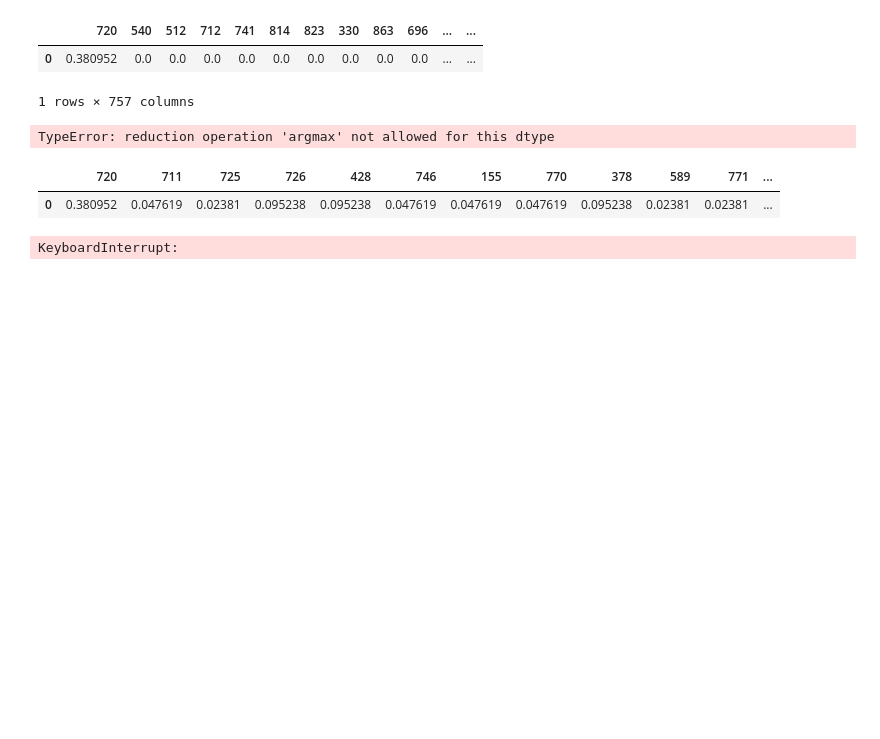
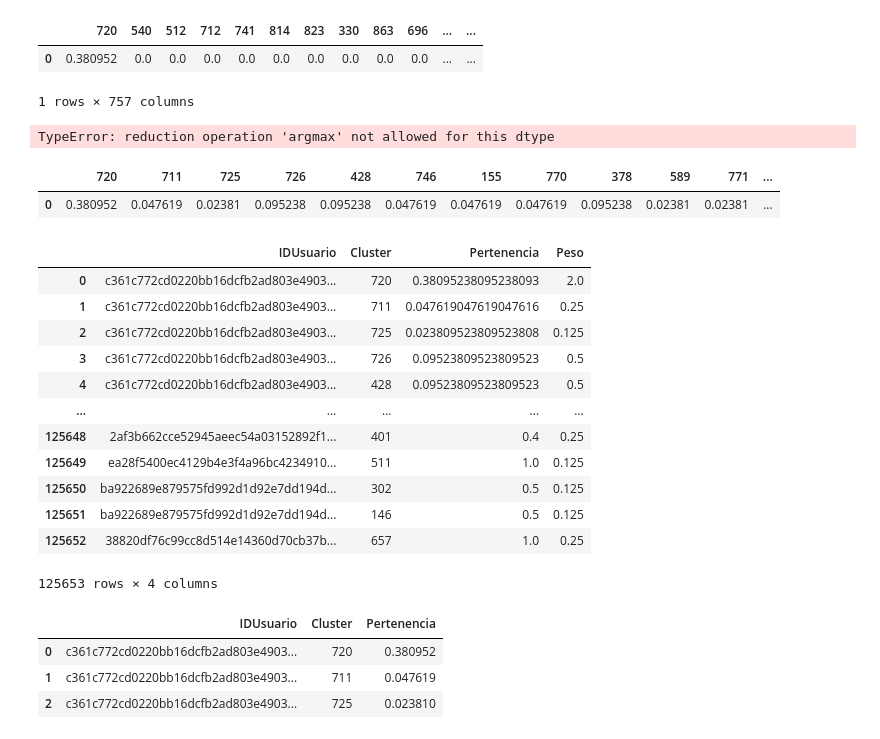
Before and after one commit to Johan-Ortegon-1/uaque, a Jupyter notebook: V2_Clustering_+_Recomendations/Untitled.ipynb, the cells around one changed output. Saved outputs shown, nothing was run; the diff lists cells and outputs as text; code cells hidden in the pictures; blank space fills up the shorter version.

Commit message:
recomendacion por cluster

```diff
--- a/V2_Clustering_+_Recomendations/Untitled.ipynb
+++ b/V2_Clustering_+_Recomendations/Untitled.ipynb
@@ -52,3 +52,8 @@ for usuario in ids:
 0 rows × 756 columns
 # %%
 pesos_usuarios.to_json(r'C:\Users\johan\Desktop\GitKraken\DataOutOfGit\Limpieza\pesos_usuario_x_dewey.json')
+# %%
+pesos_usuarios = pd.read_json('https://www.dropbox.com/s/cx0lvgwla4ujvpe/pesos_usuario_x_dewey.json?dl=1')
+# %%
+pesos_usuarios['IDUsuario'] = df.IDUsuario.unique()
+pesos_usuarios.head(3)
@@ -55,6 +66,8 @@ pesos_usuarios.to_json(r'C:\Users\johan\Desktop\GitKraken\DataOutOfGit\Limpieza\
 # %%
-sumatoria = pesos_usuarios.sum(axis=1)
-pesos_norm = pesos_usuarios.div(sumatoria, axis=0).fillna(0)
+copia = pesos_usuarios.copy()
+copia = copia.drop(labels = ["IDUsuario"], axis = 1)
+sumatoria = copia.sum(axis=1)
+pesos_norm = copia.div(sumatoria, axis=0).fillna(0)
 # %%
 print(type(pesos_norm))
 # %% [output]
@@ -99,18 +112,31 @@ display(eliminar_cero('c361c772cd0220bb16dcfb2ad803e4903334ab94'))
 # %%
 def clustering(df_pesos, treshold):
     i = 0
-    resultados = pd.DataFrame(columns = ['IDUsuario', 'Cluster', 'Pertenencia'])
+    resultados = pd.DataFrame(columns = ['IDUsuario', 'Cluster', 'Pertenencia','Peso'])
     for usuario in df_pesos.IDUsuario.unique():
         usuario_limpio = eliminar_cero(usuario)
         usuario_limpio = usuario_limpio.drop(labels = 'IDUsuario', axis = 1)
         for column in usuario_limpio:
             if usuario_limpio.iloc[0][column] >= treshold:
-                resultados.loc[i] = np.array([usuario, column, usuario_limpio.iloc[0][column]])
+                peso = pesos_usuarios.loc[pesos_usuarios.IDUsuario == usuario][column]
+                #print(peso.values[0])
+                resultados.loc[i] = np.array([usuario, column, usuario_limpio.iloc[0][column],peso.values[0]])
                 i = i + 1
     return resultados
 # %%
 pesos_clustering = clustering(pesos_norm_id, 0)
-display(pesos_clustering)
 # %% [output]
+|  | IDUsuario | Cluster | Pertenencia | Peso |
+| 0 | c361c772cd0220bb16dcfb2ad803e4903... | 720 | 0.38095238095238093 | 2.0 |
+| 1 | c361c772cd0220bb16dcfb2ad803e4903... | 711 | 0.047619047619047616 | 0.25 |
+| 2 | c361c772cd0220bb16dcfb2ad803e4903... | 725 | 0.023809523809523808 | 0.125 |
+| 3 | c361c772cd0220bb16dcfb2ad803e4903... | 726 | 0.09523809523809523 | 0.5 |
+| 4 | c361c772cd0220bb16dcfb2ad803e4903... | 428 | 0.09523809523809523 | 0.5 |
+| ... | ... | ... | ... | ... |
+| 125648 | 2af3b662cce52945aeec54a03152892f1... | 401 | 0.4 | 0.25 |
+| 125649 | ea28f5400ec4129b4e3f4a96bc4234910... | 511 | 1.0 | 0.125 |
+| 125650 | ba922689e879575fd992d1d92e7dd194d... | 302 | 0.5 | 0.125 |
+| 125651 | ba922689e879575fd992d1d92e7dd194d... | 146 | 0.5 | 0.125 |
+| 125652 | 38820df76c99cc8d514e14360d70cb37b... | 657 | 1.0 | 0.25 |
-KeyboardInterrupt:
+125653 rows × 4 columns
 # %%
@@ -117,0 +146,7 @@ pesos_clustering.to_json(r'C:\Users\johan\Desktop\GitKraken\DataOutOfGit\Limpiez
+# %%
+pesos_clustering.head(3)
+# %% [output]
+|  | IDUsuario | Cluster | Pertenencia |
+| 0 | c361c772cd0220bb16dcfb2ad803e4903... | 720 | 0.380952 |
+| 1 | c361c772cd0220bb16dcfb2ad803e4903... | 711 | 0.047619 |
+| 2 | c361c772cd0220bb16dcfb2ad803e4903... | 725 | 0.023810 |
```
Also changed, not shown: parts of 7 cells of this notebook.
